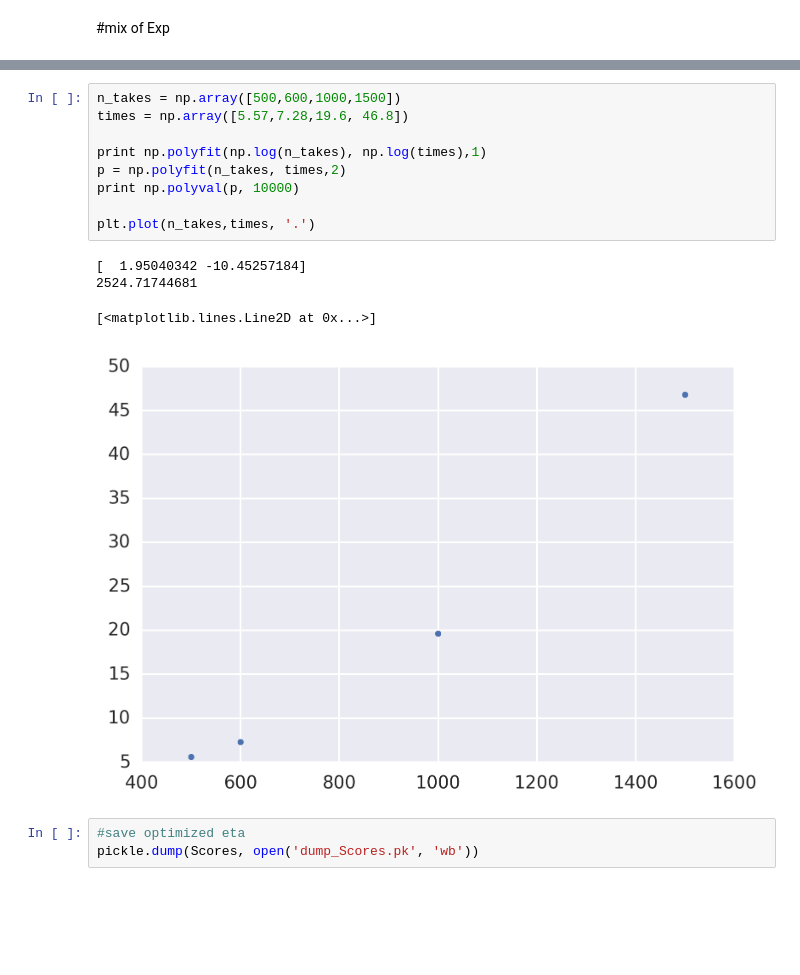
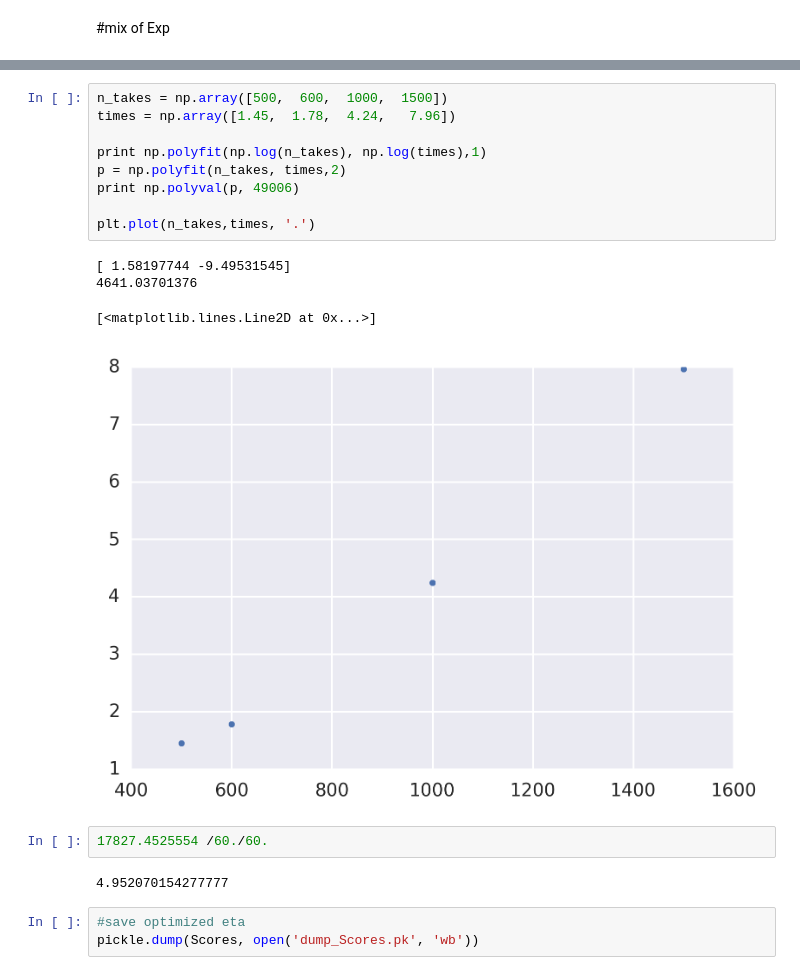
Before and after one commit to bksim/OutlierDetection, a Jupyter notebook: Light Curve Mixture Applied to Big Data.ipynb, the cells around one changed output, grey strips where cells are left out. Drawn from its saved outputs; the diff is of its cells as text; blank space fills up the shorter version.

```diff
--- a/Light Curve Mixture Applied to Big Data.ipynb
+++ b/Light Curve Mixture Applied to Big Data.ipynb
@@ -477,17 +459,21 @@ Wall time: 38min 43s
 # %%
-n_takes = np.array([500,600,1000,1500])
-times = np.array([5.57,7.28,19.6, 46.8])
+n_takes = np.array([500,  600,  1000,  1500])
+times = np.array([1.45,  1.78,  4.24,   7.96])
 
 print np.polyfit(np.log(n_takes), np.log(times),1)
 p = np.polyfit(n_takes, times,2)
-print np.polyval(p, 10000)
+print np.polyval(p, 49006)
 
 plt.plot(n_takes,times, '.')
 # %% [output]
-[  1.95040342 -10.45257184]
-2524.71744681
+[ 1.58197744 -9.49531545]
+4641.03701376
 [<matplotlib.lines.Line2D at 0x...>]
-[figure, old version]
+[figure, new version]
+# %%
+17827.4525554 /60./60.
+# %% [output]
+4.952070154277777
 # %%
 #save optimized eta
 pickle.dump(Scores, open('dump_Scores.pk', 'wb'))
```
Also changed, not shown: parts of 6 cells of this notebook, 5 other files.
